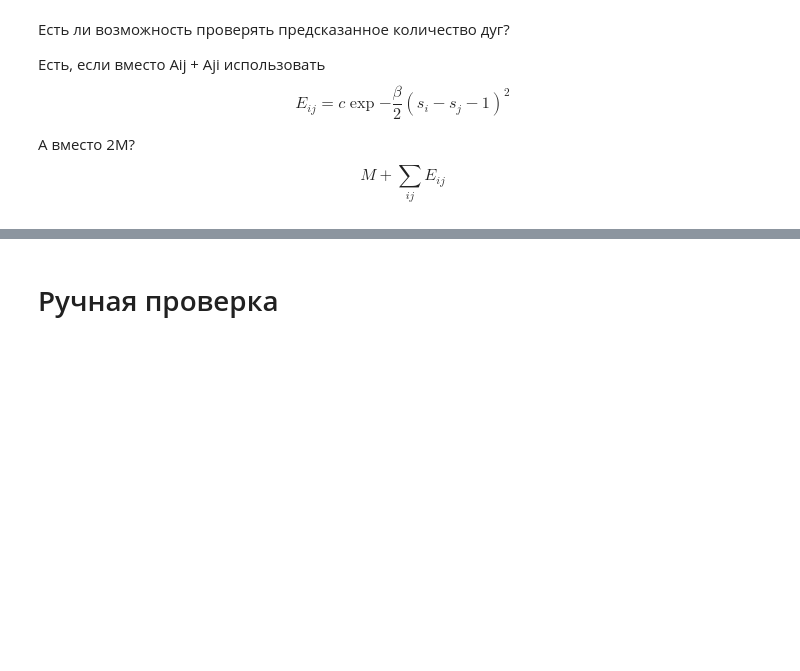
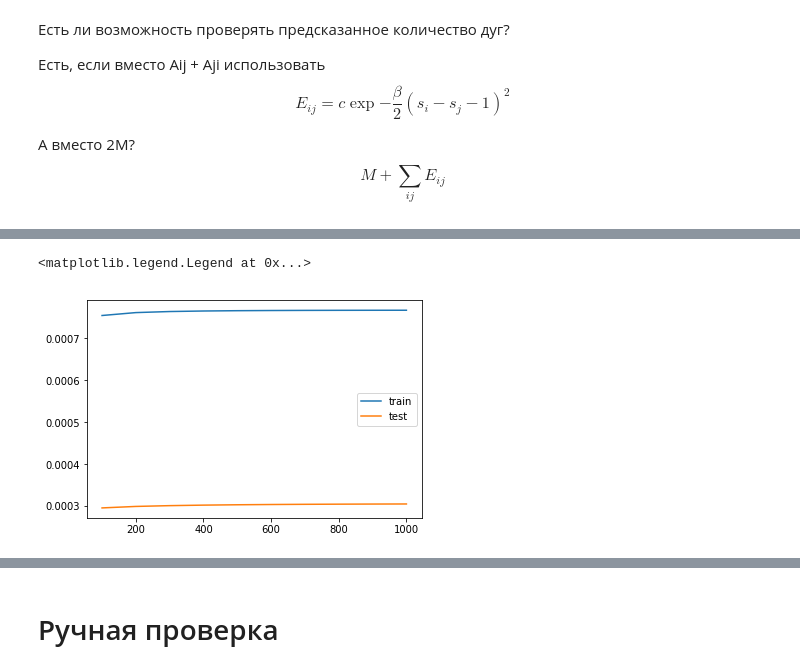
Before and after one commit to belya/cyberd, a Jupyter notebook: research/ethereum/cross-validation.ipynb, the cells around one changed output, grey strips where cells are left out. Drawn from its saved outputs; the diff is of its cells as text; code cells hidden in the pictures; blank space fills up the shorter version.

```diff
--- a/research/ethereum/cross-validation.ipynb
+++ b/research/ethereum/cross-validation.ipynb
@@ -176,5 +365,8 @@ plt.plot(test_metrics_df.groupby("alpha_log")["accuracy"].mean())
 # %%
-plt.plot(train_metrics_df.groupby("beta")["accuracy"].mean(), label="train")
-plt.plot(test_metrics_df.groupby("beta")["accuracy"].mean(), label="test")
+plt.plot(train_metrics_df.groupby("beta")["accuracy"].max(), label="train")
+plt.plot(test_metrics_df.groupby("beta")["accuracy"].max(), label="test")
 plt.legend()
+# %% [output]
+<matplotlib.legend.Legend at 0x...>
+[figure, added]
 # %%
```
Also changed, not shown: parts of 28 cells of this notebook.
